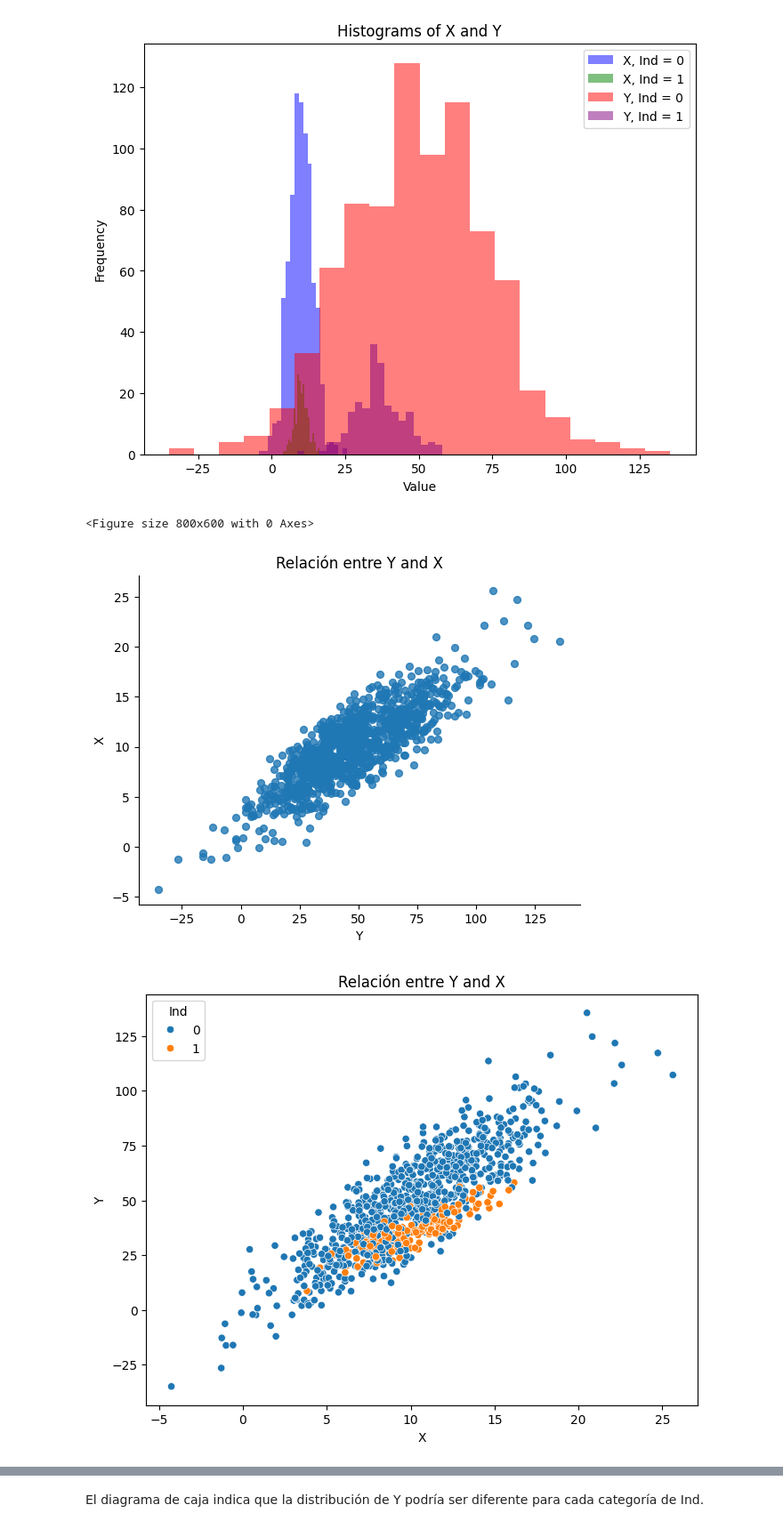
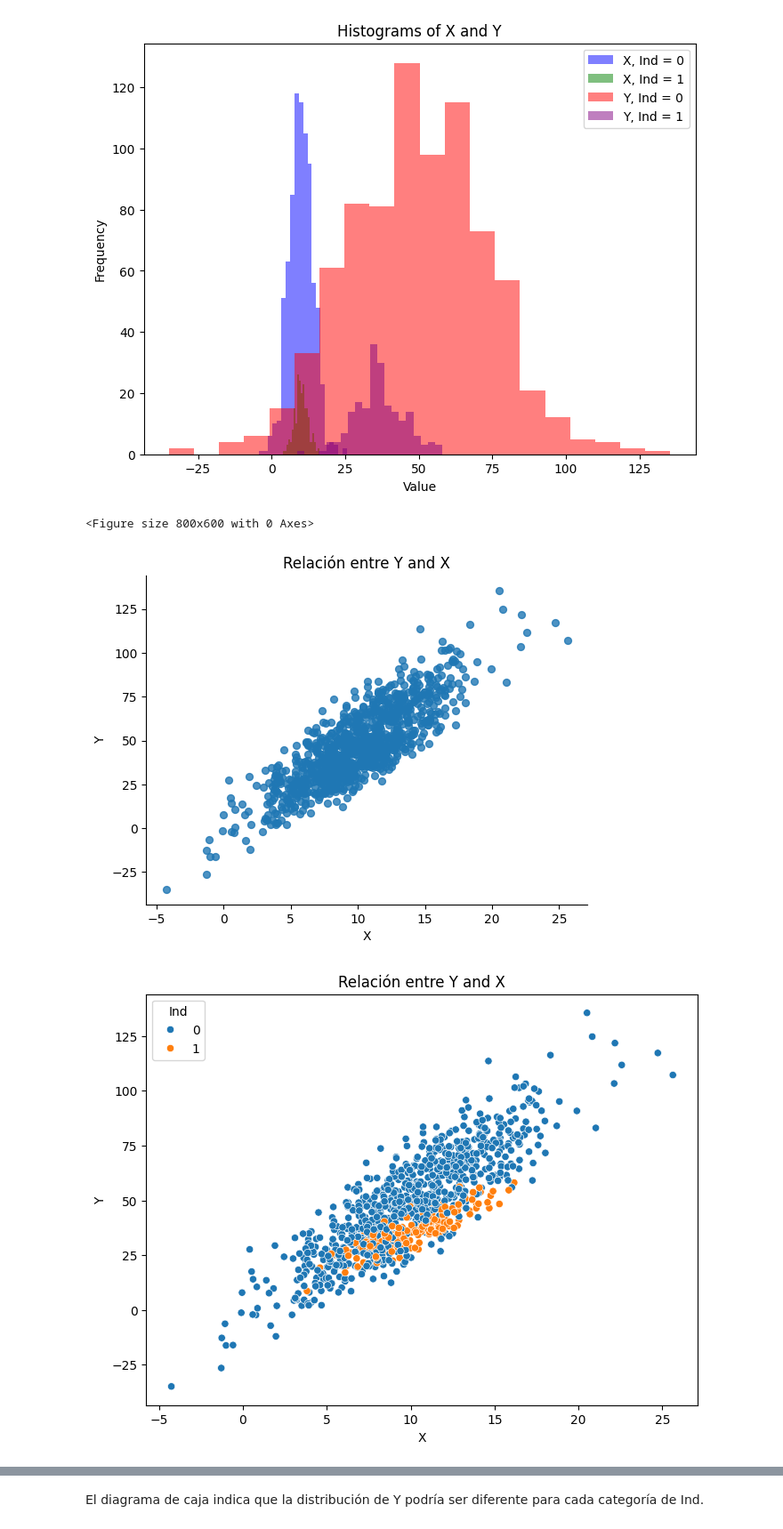
Before and after one commit to cam2149/MachinelearningI, a Jupyter notebook: Examen1.ipynb, the cells around one changed output, grey strips where cells are left out. Shown: that part at 89% size. Drawn from its saved outputs; the diff is of its cells as text; code cells hidden in the pictures.

```diff
--- a/Examen1.ipynb
+++ b/Examen1.ipynb
@@ -120,19 +120,19 @@ _ = plt.legend()
 # %%
 # @title Y vs X
 
 from matplotlib import pyplot as plt
 plt.figure(figsize=(8, 6))
-df.plot(kind='scatter', x='Y', y='X', s=32, alpha=.8)
+df.plot(kind='scatter', x='X', y='Y', s=32, alpha=.8)
 plt.gca().spines[['top', 'right',]].set_visible(False)
 plt.title('Relación entre Y and X')
 plt.show()
 
 # Analyze the relationship between Y and X
 plt.figure(figsize=(8, 6))
 sns.scatterplot(x='X', y='Y', hue='Ind', data=df)
 plt.title('Relación entre Y and X')
 plt.show()
 # %% [output]
 <Figure size 800x600 with 0 Axes>
-[figure, old version]
+[figure, new version]
 [figure]
```
Also changed, not shown: parts of 8 cells of this notebook.
